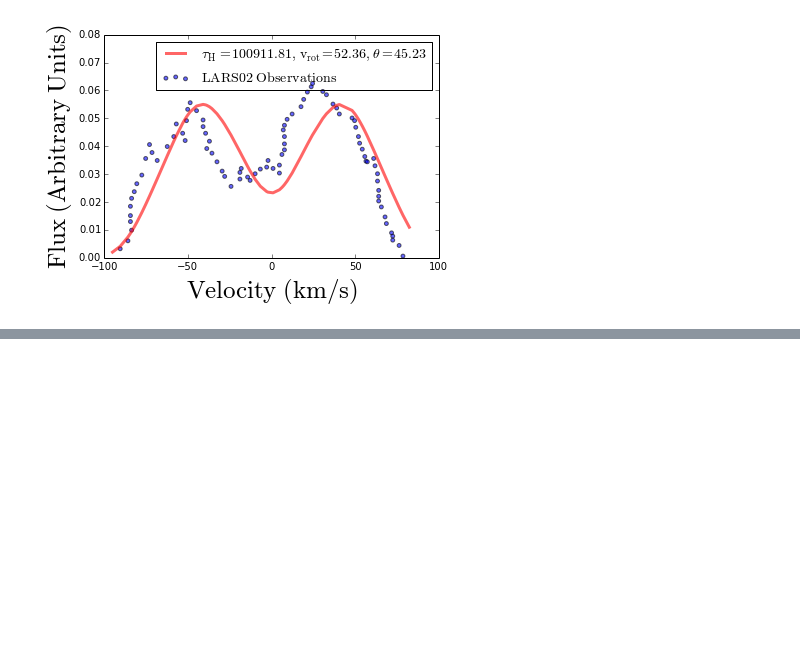
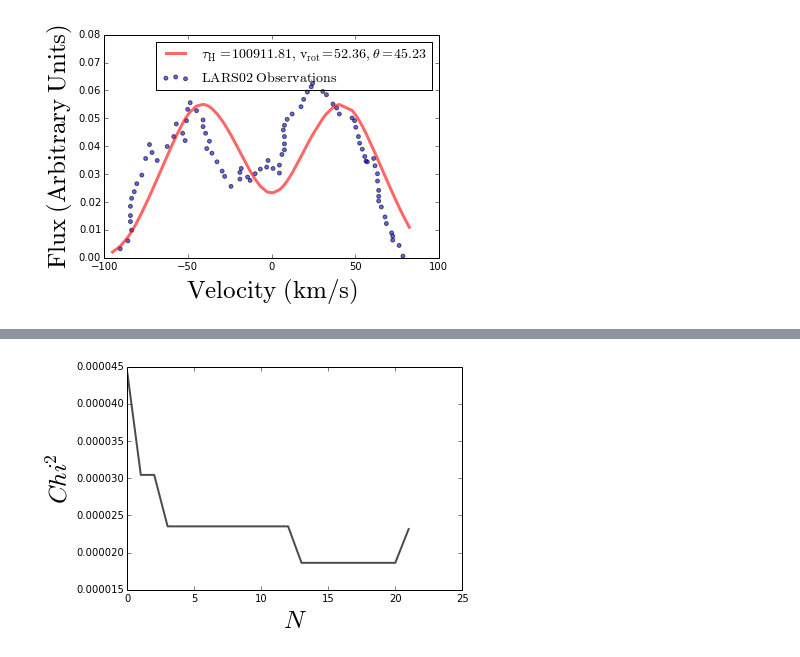
Before and after one commit to jngaravitoc/Lya-MCMC, a Jupyter notebook: code/MCMC_fit.ipynb, the cells around one changed output, grey strips where cells are left out. Saved outputs shown, nothing was run; the diff lists cells and outputs as text; code cells hidden in the pictures; blank space fills up the shorter version.

Commit message:
Figures

```diff
--- a/code/MCMC_fit.ipynb
+++ b/code/MCMC_fit.ipynb
@@ -176,0 +177,7 @@ histo = hist(tau_walk, bins=15)
+# %%
+plot(l_walk**2, lw=2, alpha=0.7, c='k')
+xlabel("$N$", fontsize=25)
+ylabel("$Chi^2$", fontsize=25)
+savefig("Chi2_walk.png", bbox="tight")
+# %% [output]
+[figure, added]
```
Also changed, not shown: parts of 2 cells of this notebook, 1 other file.
